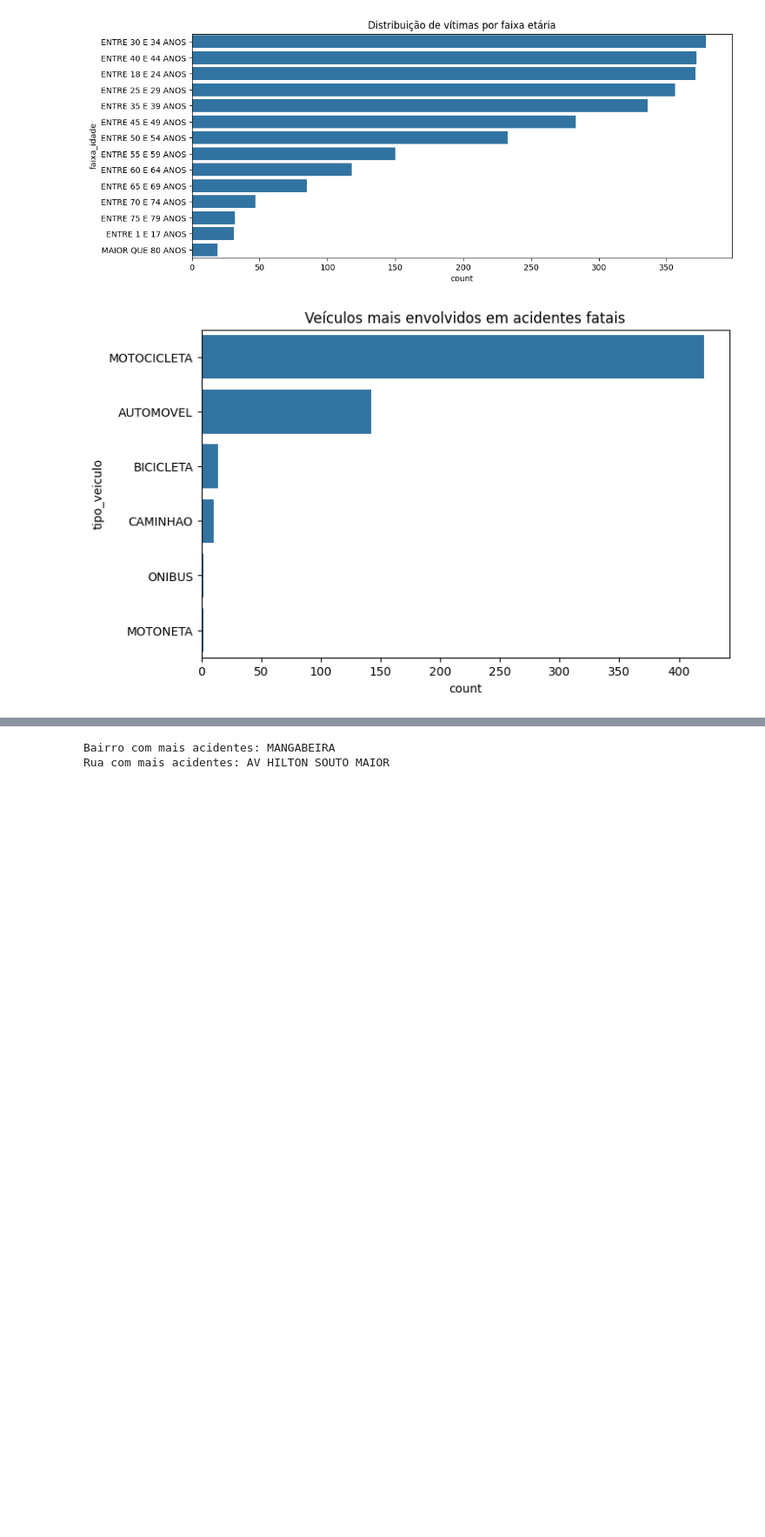
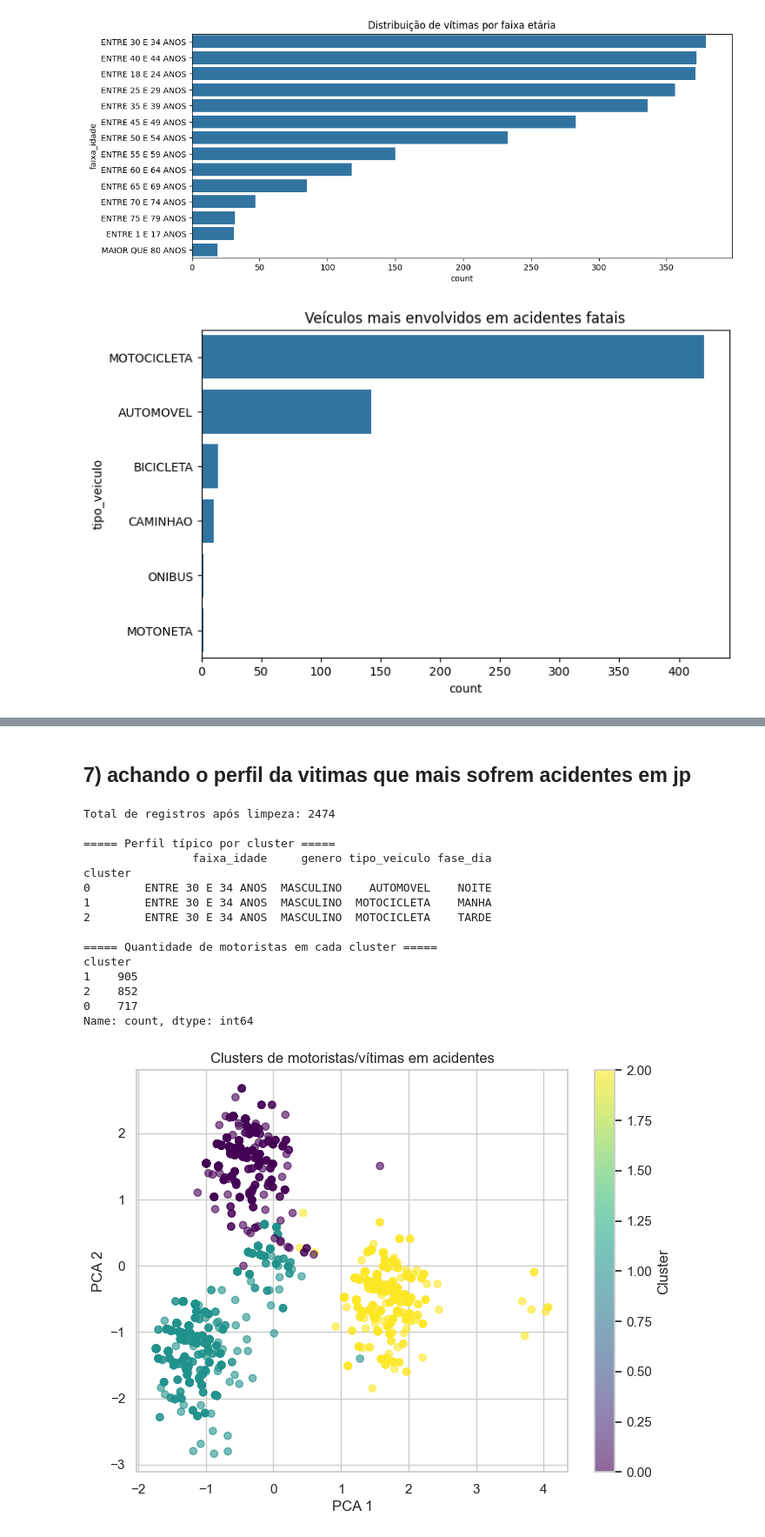
Before and after one commit to henriquesantos007/Trabalho-ICD-2025.1, a Jupyter notebook: analise_acidentes_jp.ipynb, the cells around one changed output, grey strips where cells are left out. Shown: that part at 87% size. Saved outputs shown, nothing was run; the diff lists cells and outputs as text; code cells hidden in the pictures; blank space fills up the shorter version.

```diff
--- a/analise_acidentes_jp.ipynb
+++ b/analise_acidentes_jp.ipynb
@@ -155,11 +134,68 @@ plt.show()
-# %%
-# Bairro mais crítico
-bairro_critico = df_bairro["bairro_acidente"].mode()[0]
-print("Bairro com mais acidentes:", bairro_critico)
-
-# Rua mais crítica
-rua_critica = df_rua["end_acidente"].mode()[0]
-print("Rua com mais acidentes:", rua_critica)
-# %% [output]
-Bairro com mais acidentes: MANGABEIRA
-Rua com mais acidentes: AV HILTON SOUTO MAIOR
+# %% [markdown]
+## 7) achando o perfil da vitimas que mais sofrem acidentes em jp
+# %%
+# 7) Agrupamento de perfis de motoristas
+from sklearn.preprocessing import StandardScaler
+from sklearn.cluster import KMeans
+from sklearn.decomposition import PCA
+
+# Colunas
+cols_cluster = ["faixa_idade", "genero", "tipo_veiculo", "fase_dia"]
+
+df_cluster = df_jp[cols_cluster].copy()
+
+# Substituir valores nulos
+df_cluster = df_cluster.fillna("NA")
+
+# Remover valores não informados
+for c in df_cluster.columns:
+    df_cluster = df_cluster[
+        ~df_cluster[c].astype(str).str.upper().isin(["NAO INFORMADO", "NÃO INFORMADO", "DESCONHECIDO"])
+    ]
+
+print("Total de registros após limpeza:", len(df_cluster))
+
+if len(df_cluster) > 0:
+    df_encoded = pd.get_dummies(df_cluster, drop_first=True)
+
+    scaler = StandardScaler()
+    X = scaler.fit_transform(df_encoded)
+
+
+    kmeans = KMeans(n_clusters=3, random_state=42, n_init=10)
+    df_cluster["cluster"] = kmeans.fit_predict(X)
+
+    # Perfil típico de cada cluster
+    perfil = df_cluster.groupby("cluster").agg(lambda x: x.value_counts().index[0])
+    print("\n===== Perfil típico por cluster =====")
+    print(perfil)
+
+    print("\n===== Quantidade de motoristas em cada cluster =====")
+    print(df_cluster["cluster"].value_counts())
+
+    # Visualização PCA
+    pca = PCA(n_components=2)
+    X_pca = pca.fit_transform(X)
+
+    plt.figure(figsize=(8,6))
+    plt.scatter(X_pca[:,0], X_pca[:,1], c=df_cluster["cluster"], cmap="viridis", alpha=0.6)
+    plt.title("Clusters de motoristas/vítimas em acidentes")
+    plt.colorbar(label="Cluster")
+    plt.show()
+# %% [output]
+Total de registros após limpeza: 2474
+
+===== Perfil típico por cluster =====
+                faixa_idade     genero tipo_veiculo fase_dia
+cluster
+0        ENTRE 30 E 34 ANOS  MASCULINO    AUTOMOVEL    NOITE
+1        ENTRE 30 E 34 ANOS  MASCULINO  MOTOCICLETA    MANHA
+2        ENTRE 30 E 34 ANOS  MASCULINO  MOTOCICLETA    TARDE
+
+===== Quantidade de motoristas em cada cluster =====
+cluster
+1    905
+2    852
+0    717
+Name: count, dtype: int64
+[figure, added]
```
Also changed, not shown: parts of 3 cells of this notebook.
